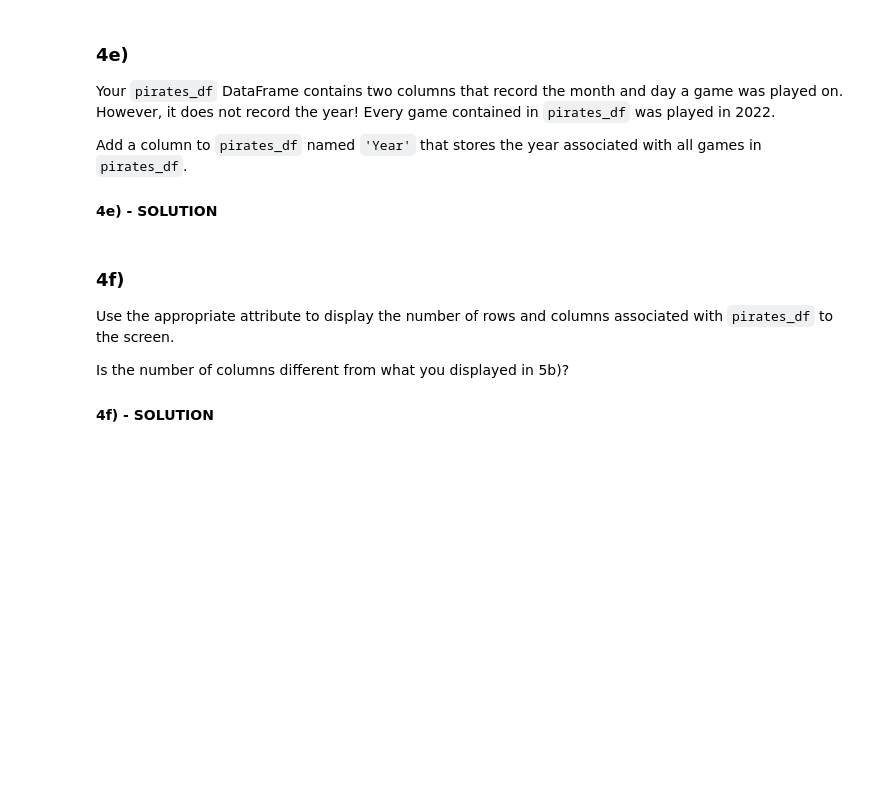
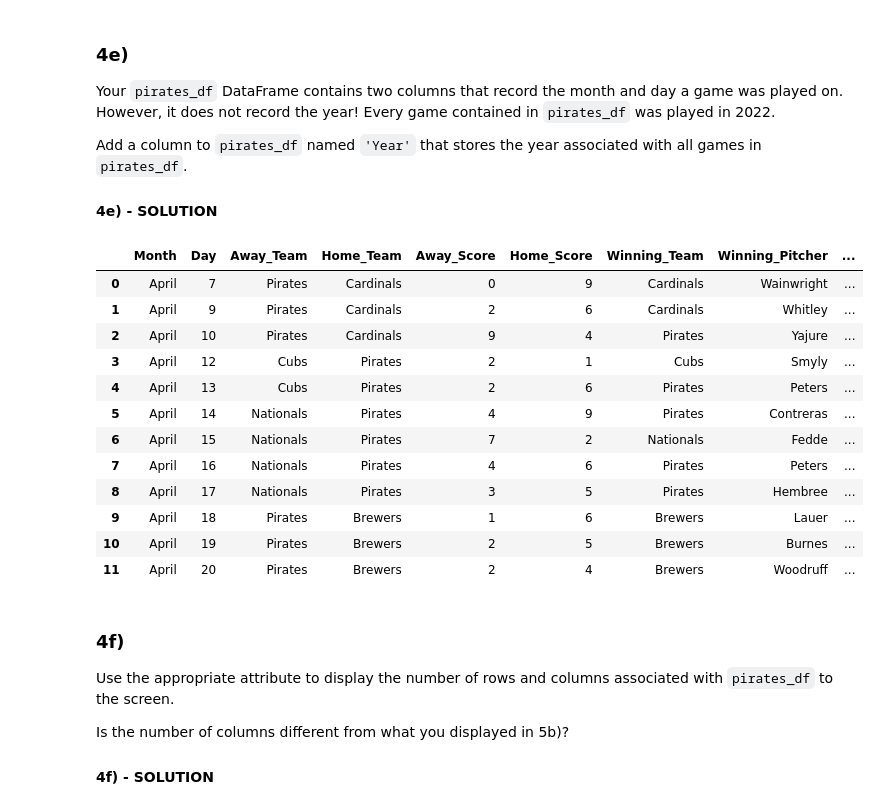
Before and after one commit to thejjeanjjorge/pitt-mds, a Jupyter notebook: CMPINF2100/Mod6/HW6.ipynb, the cells around one changed output. Cells and saved outputs as stored; diff of their text form; code cells hidden in the pictures; blank space fills up the shorter version.

```diff
--- a/CMPINF2100/Mod6/HW6.ipynb
+++ b/CMPINF2100/Mod6/HW6.ipynb
@@ -450,5 +457,5 @@ Use the appropriate attribute to display the number of rows and columns associat
 
 #### 4b) - SOLUTION
 # %%
-# your code here
-raise NotImplementedError
+pirates_df = pd.DataFrame(pirates_dict)
+pirates_df.shape
@@ -482,8 +523,22 @@ Add a column to `pirates_df` named `'Year'` that stores the year associated with
 
 #### 4e) - SOLUTION
 # %%
-# your code here
-raise NotImplementedError
+pirates_df["Year"] = 2022
+pirates_df
+# %% [output]
+|  | Month | Day | Away_Team | Home_Team | Away_Score | Home_Score | Winning_Team | Winning_Pitcher | ... |
+| 0 | April | 7 | Pirates | Cardinals | 0 | 9 | Cardinals | Wainwright | ... |
+| 1 | April | 9 | Pirates | Cardinals | 2 | 6 | Cardinals | Whitley | ... |
+| 2 | April | 10 | Pirates | Cardinals | 9 | 4 | Pirates | Yajure | ... |
+| 3 | April | 12 | Cubs | Pirates | 2 | 1 | Cubs | Smyly | ... |
+| 4 | April | 13 | Cubs | Pirates | 2 | 6 | Pirates | Peters | ... |
+| 5 | April | 14 | Nationals | Pirates | 4 | 9 | Pirates | Contreras | ... |
+| 6 | April | 15 | Nationals | Pirates | 7 | 2 | Nationals | Fedde | ... |
+| 7 | April | 16 | Nationals | Pirates | 4 | 6 | Pirates | Peters | ... |
+| 8 | April | 17 | Nationals | Pirates | 3 | 5 | Pirates | Hembree | ... |
+| 9 | April | 18 | Pirates | Brewers | 1 | 6 | Brewers | Lauer | ... |
+| 10 | April | 19 | Pirates | Brewers | 2 | 5 | Brewers | Burnes | ... |
+| 11 | April | 20 | Pirates | Brewers | 2 | 4 | Brewers | Woodruff | ... |
 # %% [markdown]
 ### 4f)
 
```
Also changed, not shown: parts of 15 cells of this notebook.
